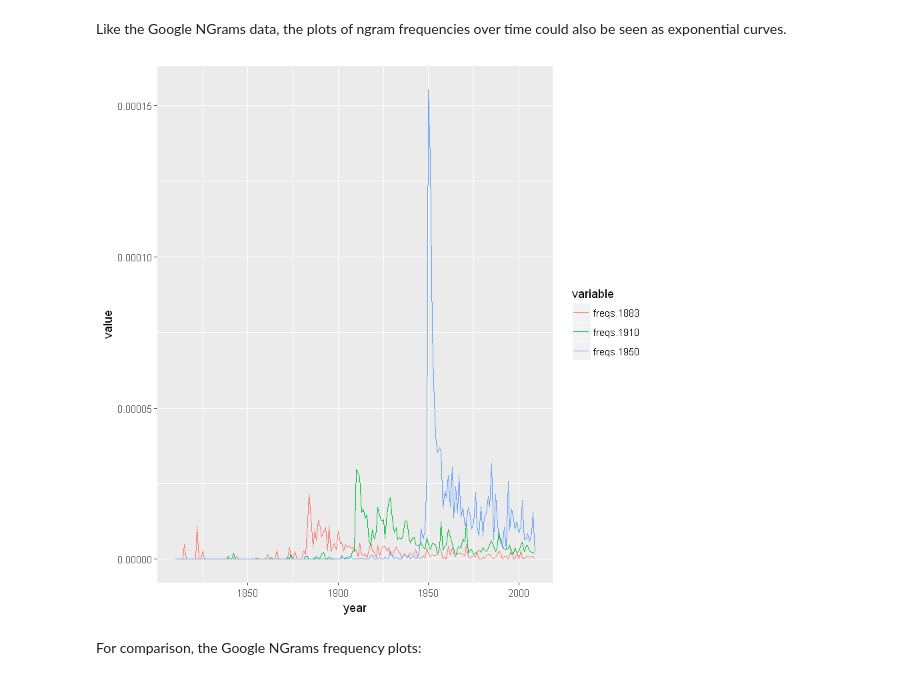
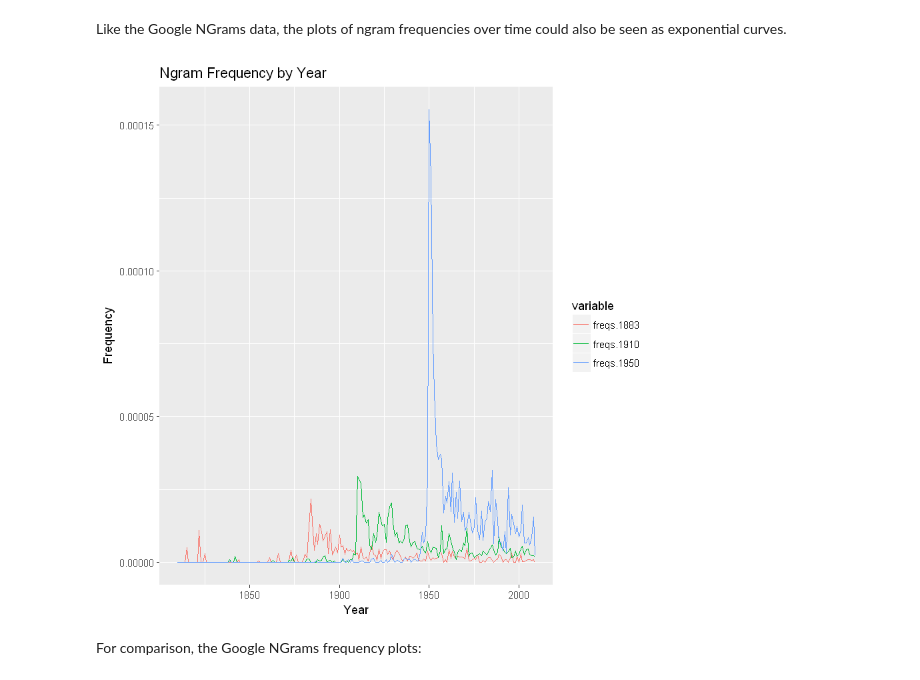
Before and after one commit to cchen23/SOC596, a Jupyter notebook: final_problem/final_problem_solution_R.ipynb, the cells around one changed output. Saved outputs shown, nothing was run; the diff lists cells and outputs as text; code cells hidden in the pictures.

Commit message:
Updated graphs
Added frequency plots for 'influenza' and 'feminism'. Added frequency plots with rolling means for '1883', '1910', '1950', 'influenza', and 'feminism'.

```diff
--- a/final_problem/final_problem_solution_R.ipynb
+++ b/final_problem/final_problem_solution_R.ipynb
@@ -58,12 +52,15 @@ freqs_data <-
 # %%
 freqs_data_long <- melt(freqs_data, id="year")  # convert to long format
 ggplot(subset(freqs_data_long, variable %in% c("freqs.1883", "freqs.1910", "freqs.1950")),
        aes(x=year,
            y=value,
            color=variable))+
-  geom_line()
+  geom_line()+
+  ggtitle('Ngram Frequency by Year')+
+  xlab('Year')+
+  ylab('Frequency')
 # %% [output]
-[figure, old version]
+[figure, new version]
 # %% [markdown]
 For comparison, the Google NGrams frequency plots:
 # %%
```
Also changed, not shown: parts of 10 cells of this notebook, 3 other files.
